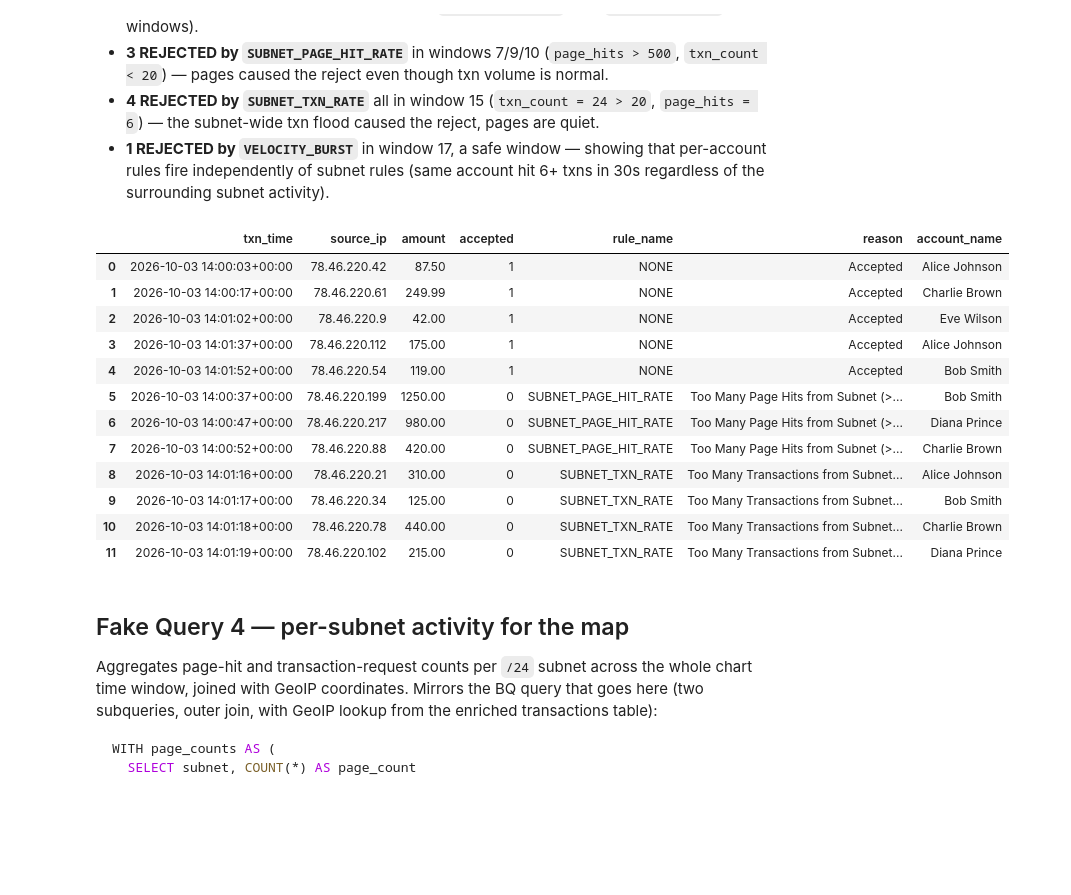
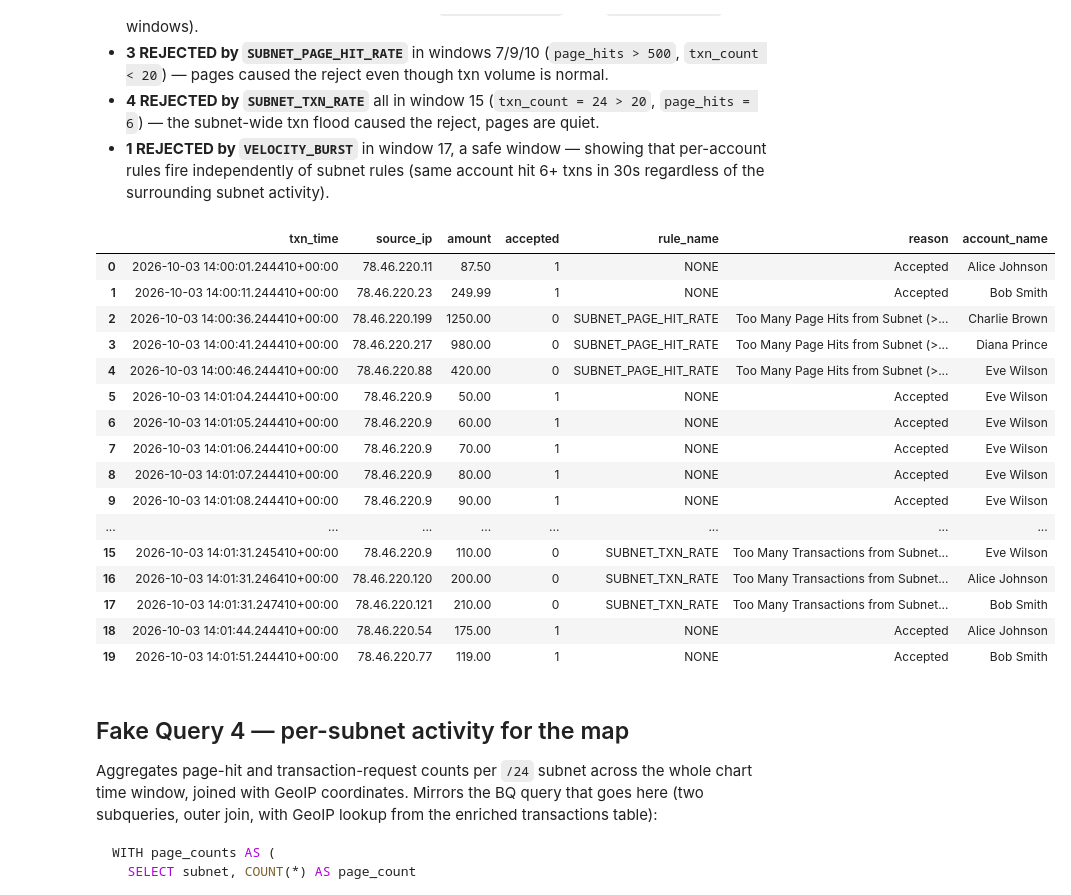
Before and after one commit to VoltDB/voltdb-examples, a Jupyter notebook: beam-threat-detection/notebooks/chart1_subnet_rate_timeline.ipynb, the cells around one changed output. Cells and saved outputs as stored; diff of their text form; code cells hidden in the pictures; blank space fills up the shorter version.

```diff
--- a/beam-threat-detection/notebooks/chart1_subnet_rate_timeline.ipynb
+++ b/beam-threat-detection/notebooks/chart1_subnet_rate_timeline.ipynb
@@ -212,61 +273,58 @@ Hand-crafted dot distribution that lines up with the two per-window bar charts a
 - **4 REJECTED by `SUBNET_TXN_RATE`** all in window 15 (`txn_count = 24 > 20`, `page_hits = 6`) — the subnet-wide txn flood caused the reject, pages are quiet.
 - **1 REJECTED by `VELOCITY_BURST`** in window 17, a safe window — showing that per-account rules fire independently of subnet rules (same account hit 6+ txns in 30s regardless of the surrounding subnet activity).
 # %%
-# Each row is one individual transaction attempt. Positions are chosen so that:
-#   - ACCEPTED dots land only in windows with BOTH page_hits<=500 AND txn_count<=20
-#   - SUBNET_PAGE_HIT_RATE rejects land in page-exceeded windows (w7, w9, w10)
-#   - SUBNET_TXN_RATE rejects all land in w15 at times t+76..t+79 (above-threshold burst)
-#
-# Only the two SUBNET rules are shown on this chart — per-account rules
-# (VELOCITY_BURST / HIGH_SPEND) belong on a separate per-account chart where
-# their account-scoped context makes sense.
+if USE_BQ:
+    _subnet_prefix = ".".join(TARGET_SUBNET.split(".")[:3])
+    df_txns = client.query(f"""
+        SELECT txn_time, source_ip, CAST(amount AS FLOAT64) AS amount,
+               accepted, rule_name, reason, account_name
+        FROM `{BQ_PROJECT}.{BQ_DATASET}.transactions`
+        WHERE source_ip LIKE "{_subnet_prefix}.%"
+          AND rule_name IN ("NONE", "SUBNET_PAGE_HIT_RATE", "SUBNET_TXN_RATE")
+        ORDER BY txn_time
+    """).to_dataframe()
+    # NarrativeScene shares a single anchor between page-publish and txn-fire,
+    # so txns live on the same timeline as pages. Rebase by _T0_SHIFT_PAGES.
+    df_txns["txn_time"] = df_txns["txn_time"] + _T0_SHIFT_PAGES
+else:
+    # Each row is one individual transaction attempt. Positions are chosen so that:
+    #   - ACCEPTED dots land only in windows with BOTH page_hits<=500 AND txn_count<=20
+    #   - SUBNET_PAGE_HIT_RATE rejects land in page-exceeded windows (w7, w9, w10)
+    #   - SUBNET_TXN_RATE rejects all land in w15 at times t+76..t+79 (above-threshold burst)
+    df_txns = pd.DataFrame([
+        {"txn_time": T0 + timedelta(seconds=3),   "source_ip": "78.46.220.42",  "amount":   87.50, "accepted": 1, "rule_name": "NONE",                 "reason": "Accepted",                                                                     "account_name": "Alice Johnson"},
+        {"txn_time": T0 + timedelta(seconds=17),  "source_ip": "78.46.220.61",  "amount":  249.99, "accepted": 1, "rule_name": "NONE",                 "reason": "Accepted",                                                                     "account_name": "Charlie Brown"},
+        {"txn_time": T0 + timedelta(seconds=62),  "source_ip": "78.46.220.9",   "amount":   42.00, "accepted": 1, "rule_name": "NONE",                 "reason": "Accepted",                                                                     "account_name": "Eve Wilson"},
+        {"txn_time": T0 + timedelta(seconds=97),  "source_ip": "78.46.220.112", "amount":  175.00, "accepted": 1, "rule_name": "NONE",                 "reason": "Accepted",                                                                     "account_name": "Alice Johnson"},
+        {"txn_time": T0 + timedelta(seconds=112), "source_ip": "78.46.220.54",  "amount":  119.00, "accepted": 1, "rule_name": "NONE",                 "reason": "Accepted",                                                                     "account_name": "Bob Smith"},
+        {"txn_time": T0 + timedelta(seconds=37),  "source_ip": "78.46.220.199", "amount": 1250.00, "accepted": 0, "rule_name": "SUBNET_PAGE_HIT_RATE", "reason": "Too Many Page Hits from Subnet (>500/5s): count 850 from IP 78.46.220.199",    "account_name": "Bob Smith"},
+        {"txn_time": T0 + timedelta(seconds=47),  "source_ip": "78.46.220.217", "amount":  980.00, "accepted": 0, "rule_name": "SUBNET_PAGE_HIT_RATE", "reason": "Too Many Page Hits from Subnet (>500/5s): count 1100 from IP 78.46.220.217",   "account_name": "Diana Prince"},
+        {"txn_time": T0 + timedelta(seconds=52),  "source_ip": "78.46.220.88",  "amount":  420.00, "accepted": 0, "rule_name": "SUBNET_PAGE_HIT_RATE", "reason": "Too Many Page Hits from Subnet (>500/5s): count 980 from IP 78.46.220.88",     "account_name": "Charlie Brown"},
+        {"txn_time": T0 + timedelta(seconds=76),  "source_ip": "78.46.220.21",  "amount":  310.00, "accepted": 0, "rule_name": "SUBNET_TXN_RATE",      "reason": "Too Many Transactions from Subnet (>20/5s): count 21 from IP 78.46.220.21",    "account_name": "Alice Johnson"},
+        {"txn_time": T0 + timedelta(seconds=77),  "source_ip": "78.46.220.34",  "amount":  125.00, "accepted": 0, "rule_name": "SUBNET_TXN_RATE",      "reason": "Too Many Transactions from Subnet (>20/5s): count 22 from IP 78.46.220.34",    "account_name": "Bob Smith"},
+        {"txn_time": T0 + timedelta(seconds=78),  "source_ip": "78.46.220.78",  "amount":  440.00, "accepted": 0, "rule_name": "SUBNET_TXN_RATE",      "reason": "Too Many Transactions from Subnet (>20/5s): count 23 from IP 78.46.220.78",    "account_name": "Charlie Brown"},
+        {"txn_time": T0 + timedelta(seconds=79),  "source_ip": "78.46.220.102", "amount":  215.00, "accepted": 0, "rule_name": "SUBNET_TXN_RATE",      "reason": "Too Many Transactions from Subnet (>20/5s): count 24 from IP 78.46.220.102",   "account_name": "Diana Prince"},
+    ])
 
-df_txns = pd.DataFrame([
-    # --- 5 ACCEPTED (safe windows: w0, w3, w12, w19, w22) ---
-    {"txn_time": T0 + timedelta(seconds=3),   "source_ip": "78.46.220.42",  "amount":   87.50, "accepted": 1, "rule_name": "NONE",                 "reason": "Accepted",                                                                     "account_name": "Alice Johnson"},
-    {"txn_time": T0 + timedelta(seconds=17),  "source_ip": "78.46.220.61",  "amount":  249.99, "accepted": 1, "rule_name": "NONE",                 "reason": "Accepted",                                                                     "account_name": "Charlie Brown"},
-    {"txn_time": T0 + timedelta(seconds=62),  "source_ip": "78.46.220.9",   "amount":   42.00, "accepted": 1, "rule_name": "NONE",                 "reason": "Accepted",                                                                     "account_name": "Eve Wilson"},
-    {"txn_time": T0 + timedelta(seconds=97),  "source_ip": "78.46.220.112", "amount":  175.00, "accepted": 1, "rule_name": "NONE",                 "reason": "Accepted",                                                                     "account_name": "Alice Johnson"},
-    {"txn_time": T0 + timedelta(seconds=112), "source_ip": "78.46.220.54",  "amount":  119.00, "accepted": 1, "rule_name": "NONE",                 "reason": "Accepted",                                                                     "account_name": "Bob Smith"},
-    # --- 3 REJECTED by SUBNET_PAGE_HIT_RATE (page-exceeded windows: w7 @ t+37, w9 @ t+47, w10 @ t+52) ---
-    {"txn_time": T0 + timedelta(seconds=37),  "source_ip": "78.46.220.199", "amount": 1250.00, "accepted": 0, "rule_name": "SUBNET_PAGE_HIT_RATE", "reason": "Too Many Page Hits from Subnet (>500/5s): count 850 from IP 78.46.220.199",    "account_name": "Bob Smith"},
-    {"txn_time": T0 + timedelta(seconds=47),  "source_ip": "78.46.220.217", "amount":  980.00, "accepted": 0, "rule_name": "SUBNET_PAGE_HIT_RATE", "reason": "Too Many Page Hits from Subnet (>500/5s): count 1100 from IP 78.46.220.217",   "account_name": "Diana Prince"},
-    {"txn_time": T0 + timedelta(seconds=52),  "source_ip": "78.46.220.88",  "amount":  420.00, "accepted": 0, "rule_name": "SUBNET_PAGE_HIT_RATE", "reason": "Too Many Page Hits from Subnet (>500/5s): count 980 from IP 78.46.220.88",     "account_name": "Charlie Brown"},
-    # --- 4 REJECTED by SUBNET_TXN_RATE (all in w15, the txn-burst window) ---
-    {"txn_time": T0 + timedelta(seconds=76),  "source_ip": "78.46.220.21",  "amount":  310.00, "accepted": 0, "rule_name": "SUBNET_TXN_RATE",      "reason": "Too Many Transactions from Subnet (>20/5s): count 21 from IP 78.46.220.21",    "account_name": "Alice Johnson"},
-    {"txn_time": T0 + timedelta(seconds=77),  "source_ip": "78.46.220.34",  "amount":  125.00, "accepted": 0, "rule_name": "SUBNET_TXN_RATE",      "reason": "Too Many Transactions from Subnet (>20/5s): count 22 from IP 78.46.220.34",    "account_name": "Bob Smith"},
-    {"txn_time": T0 + timedelta(seconds=78),  "source_ip": "78.46.220.78",  "amount":  440.00, "accepted": 0, "rule_name": "SUBNET_TXN_RATE",      "reason": "Too Many Transactions from Subnet (>20/5s): count 23 from IP 78.46.220.78",    "account_name": "Charlie Brown"},
-    {"txn_time": T0 + timedelta(seconds=79),  "source_ip": "78.46.220.102", "amount":  215.00, "accepted": 0, "rule_name": "SUBNET_TXN_RATE",      "reason": "Too Many Transactions from Subnet (>20/5s): count 24 from IP 78.46.220.102",   "account_name": "Diana Prince"},
-])
 df_txns
-
-# BQ VARIANT:
-#
-# subnet_prefix = ".".join(TARGET_SUBNET.split(".")[:3]) + "."
-# df_txns = client.query(f"""
-#     SELECT txn_time, source_ip, CAST(amount AS FLOAT64) AS amount,
-#            accepted, rule_name, reason, account_name
-#     FROM `voltdb-operator.beam_threat_detection.transactions`
-#     WHERE source_ip LIKE '{subnet_prefix}%'
-#       AND rule_name IN ('NONE', 'SUBNET_PAGE_HIT_RATE', 'SUBNET_TXN_RATE')
-#       AND txn_time BETWEEN TIMESTAMP('{T0.isoformat()}')
-#                        AND TIMESTAMP('{(T0 + timedelta(minutes=2)).isoformat()}')
-#     ORDER BY txn_time
-# """).to_dataframe()
 # %% [output]
 |  | txn_time | source_ip | amount | accepted | rule_name | reason | account_name |
-| 0 | 2026-10-03 14:00:03+00:00 | 78.46.220.42 | 87.50 | 1 | NONE | Accepted | Alice Johnson |
-| 1 | 2026-10-03 14:00:17+00:00 | 78.46.220.61 | 249.99 | 1 | NONE | Accepted | Charlie Brown |
-| 2 | 2026-10-03 14:01:02+00:00 | 78.46.220.9 | 42.00 | 1 | NONE | Accepted | Eve Wilson |
-| 3 | 2026-10-03 14:01:37+00:00 | 78.46.220.112 | 175.00 | 1 | NONE | Accepted | Alice Johnson |
-| 4 | 2026-10-03 14:01:52+00:00 | 78.46.220.54 | 119.00 | 1 | NONE | Accepted | Bob Smith |
-| 5 | 2026-10-03 14:00:37+00:00 | 78.46.220.199 | 1250.00 | 0 | SUBNET_PAGE_HIT_RATE | Too Many Page Hits from Subnet (>... | Bob Smith |
-| 6 | 2026-10-03 14:00:47+00:00 | 78.46.220.217 | 980.00 | 0 | SUBNET_PAGE_HIT_RATE | Too Many Page Hits from Subnet (>... | Diana Prince |
-| 7 | 2026-10-03 14:00:52+00:00 | 78.46.220.88 | 420.00 | 0 | SUBNET_PAGE_HIT_RATE | Too Many Page Hits from Subnet (>... | Charlie Brown |
-| 8 | 2026-10-03 14:01:16+00:00 | 78.46.220.21 | 310.00 | 0 | SUBNET_TXN_RATE | Too Many Transactions from Subnet... | Alice Johnson |
-| 9 | 2026-10-03 14:01:17+00:00 | 78.46.220.34 | 125.00 | 0 | SUBNET_TXN_RATE | Too Many Transactions from Subnet... | Bob Smith |
-| 10 | 2026-10-03 14:01:18+00:00 | 78.46.220.78 | 440.00 | 0 | SUBNET_TXN_RATE | Too Many Transactions from Subnet... | Charlie Brown |
-| 11 | 2026-10-03 14:01:19+00:00 | 78.46.220.102 | 215.00 | 0 | SUBNET_TXN_RATE | Too Many Transactions from Subnet... | Diana Prince |
+| 0 | 2026-10-03 14:00:01.244410+00:00 | 78.46.220.11 | 87.50 | 1 | NONE | Accepted | Alice Johnson |
+| 1 | 2026-10-03 14:00:11.244410+00:00 | 78.46.220.23 | 249.99 | 1 | NONE | Accepted | Bob Smith |
+| 2 | 2026-10-03 14:00:36.244410+00:00 | 78.46.220.199 | 1250.00 | 0 | SUBNET_PAGE_HIT_RATE | Too Many Page Hits from Subnet (>... | Charlie Brown |
+| 3 | 2026-10-03 14:00:41.244410+00:00 | 78.46.220.217 | 980.00 | 0 | SUBNET_PAGE_HIT_RATE | Too Many Page Hits from Subnet (>... | Diana Prince |
+| 4 | 2026-10-03 14:00:46.244410+00:00 | 78.46.220.88 | 420.00 | 0 | SUBNET_PAGE_HIT_RATE | Too Many Page Hits from Subnet (>... | Eve Wilson |
+| 5 | 2026-10-03 14:01:04.244410+00:00 | 78.46.220.9 | 50.00 | 1 | NONE | Accepted | Eve Wilson |
+| 6 | 2026-10-03 14:01:05.244410+00:00 | 78.46.220.9 | 60.00 | 1 | NONE | Accepted | Eve Wilson |
+| 7 | 2026-10-03 14:01:06.244410+00:00 | 78.46.220.9 | 70.00 | 1 | NONE | Accepted | Eve Wilson |
+| 8 | 2026-10-03 14:01:07.244410+00:00 | 78.46.220.9 | 80.00 | 1 | NONE | Accepted | Eve Wilson |
+| 9 | 2026-10-03 14:01:08.244410+00:00 | 78.46.220.9 | 90.00 | 1 | NONE | Accepted | Eve Wilson |
+| ... | ... | ... | ... | ... | ... | ... | ... |
+| 15 | 2026-10-03 14:01:31.245410+00:00 | 78.46.220.9 | 110.00 | 0 | SUBNET_TXN_RATE | Too Many Transactions from Subnet... | Eve Wilson |
+| 16 | 2026-10-03 14:01:31.246410+00:00 | 78.46.220.120 | 200.00 | 0 | SUBNET_TXN_RATE | Too Many Transactions from Subnet... | Alice Johnson |
+| 17 | 2026-10-03 14:01:31.247410+00:00 | 78.46.220.121 | 210.00 | 0 | SUBNET_TXN_RATE | Too Many Transactions from Subnet... | Bob Smith |
+| 18 | 2026-10-03 14:01:44.244410+00:00 | 78.46.220.54 | 175.00 | 1 | NONE | Accepted | Alice Johnson |
+| 19 | 2026-10-03 14:01:51.244410+00:00 | 78.46.220.77 | 119.00 | 1 | NONE | Accepted | Bob Smith |
 # %% [markdown]
 ## Fake Query 4 — per-subnet activity for the map
 
```
Also changed, not shown: parts of 5 cells of this notebook, 23 other files.
